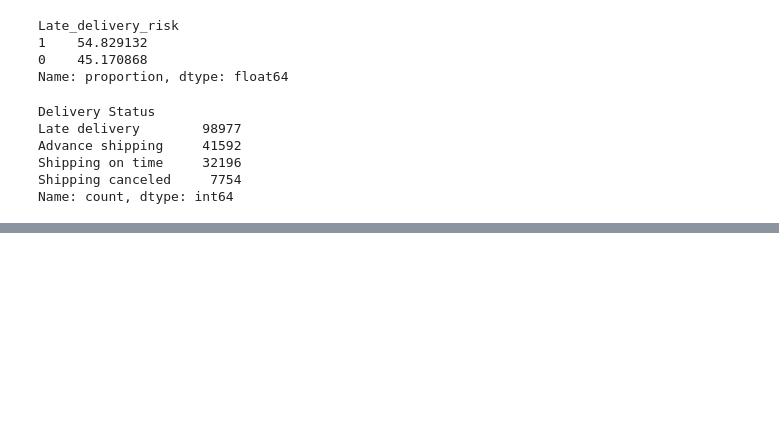
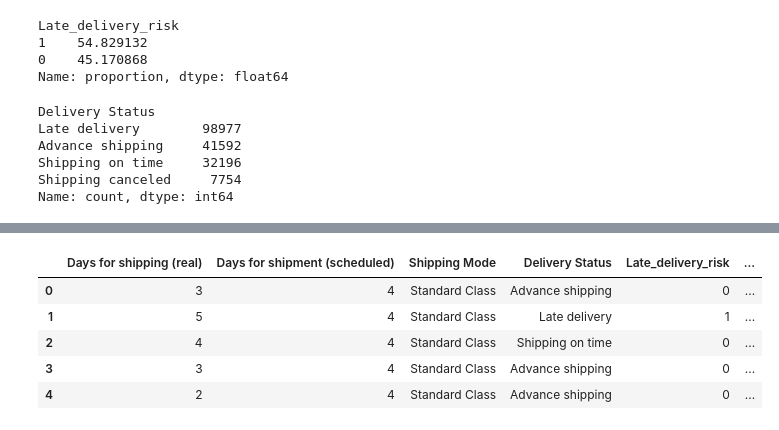
Before and after one commit to divyamohan6388-droid/Logistics-Analytics-Shipment-Delay-Prediction, a Jupyter notebook: notebooks/01_data_understanding.ipynb, the cells around one changed output, grey strips where cells are left out. Cells and saved outputs as stored; diff of their text form; code cells hidden in the pictures; blank space fills up the shorter version.

```diff
--- a/notebooks/01_data_understanding.ipynb
+++ b/notebooks/01_data_understanding.ipynb
@@ -119,0 +241,19 @@ Name: count, dtype: int64
+# %%
+# checking losistics variables
+logistics_columns = [
+    "Days for shipping (real)",
+    "Days for shipment (scheduled)",
+    "Shipping Mode",
+    "Delivery Status",
+    "Late_delivery_risk",
+    "Order Status"
+]
+
+df[logistics_columns].head()
+# %% [output]
+|  | Days for shipping (real) | Days for shipment (scheduled) | Shipping Mode | Delivery Status | Late_delivery_risk | ... |
+| 0 | 3 | 4 | Standard Class | Advance shipping | 0 | ... |
+| 1 | 5 | 4 | Standard Class | Late delivery | 1 | ... |
+| 2 | 4 | 4 | Standard Class | Shipping on time | 0 | ... |
+| 3 | 3 | 4 | Standard Class | Advance shipping | 0 | ... |
+| 4 | 2 | 4 | Standard Class | Advance shipping | 0 | ... |
```
Also changed, not shown: parts of 9 cells of this notebook.
